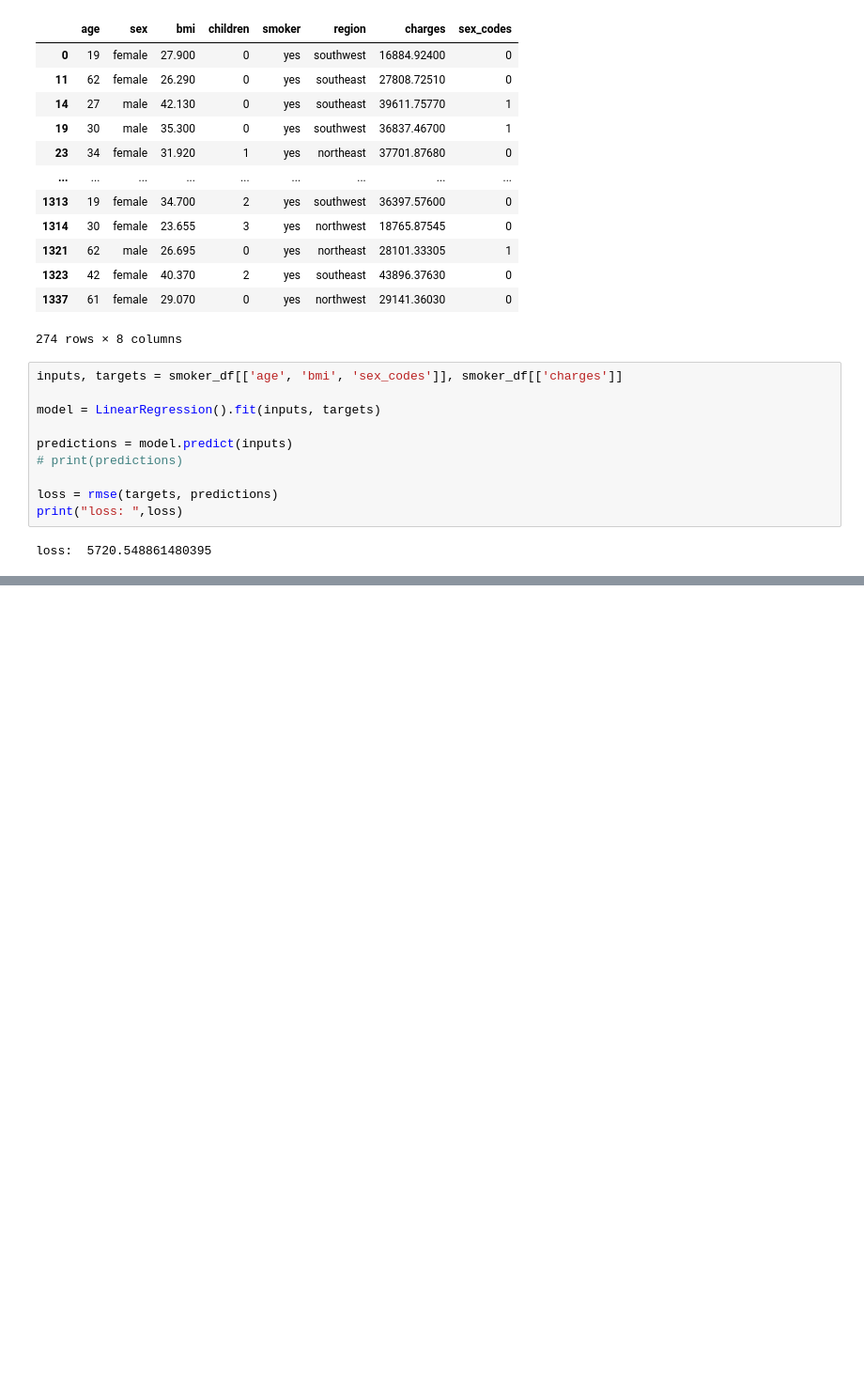
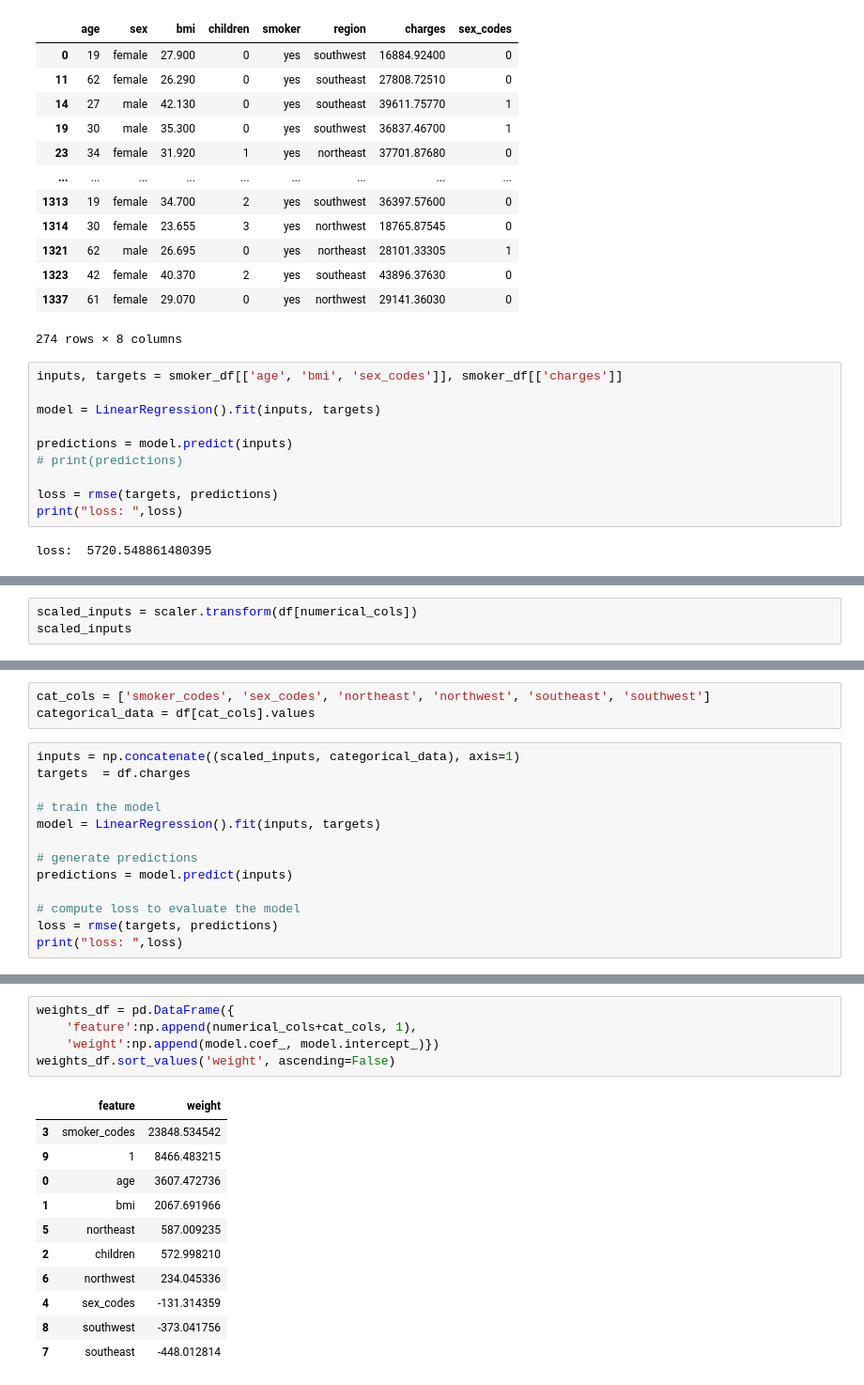
Before and after one commit to shahpranshu27/Insurance-Medical-Expenses, a Jupyter notebook: Insurance.ipynb, the cells around one changed output, grey strips where cells are left out. Shown at 94% size. Drawn from its saved outputs; the diff is of its cells as text; blank space fills up the shorter version.

```diff
--- a/Insurance.ipynb
+++ b/Insurance.ipynb
@@ -835,0 +898,3 @@ loss:  5720.548861480395
+# %%
+scaled_inputs = scaler.transform(df[numerical_cols])
+scaled_inputs
@@ -835,0 +909,16 @@ loss:  5720.548861480395
+# %%
+cat_cols = ['smoker_codes', 'sex_codes', 'northeast', 'northwest', 'southeast', 'southwest']
+categorical_data = df[cat_cols].values
+# %%
+inputs = np.concatenate((scaled_inputs, categorical_data), axis=1)
+targets  = df.charges
+
+# train the model
+model = LinearRegression().fit(inputs, targets)
+
+# generate predictions
+predictions = model.predict(inputs)
+
+# compute loss to evaluate the model
+loss = rmse(targets, predictions)
+print("loss: ",loss)
@@ -835,0 +927,17 @@ loss:  5720.548861480395
+# %%
+weights_df = pd.DataFrame({
+    'feature':np.append(numerical_cols+cat_cols, 1),
+    'weight':np.append(model.coef_, model.intercept_)})
+weights_df.sort_values('weight', ascending=False)
+# %% [output]
+|  | feature | weight |
+| 3 | smoker_codes | 23848.534542 |
+| 9 | 1 | 8466.483215 |
+| 0 | age | 3607.472736 |
+| 1 | bmi | 2067.691966 |
+| 5 | northeast | 587.009235 |
+| 2 | children | 572.998210 |
+| 6 | northwest | 234.045336 |
+| 4 | sex_codes | -131.314359 |
+| 8 | southwest | -373.041756 |
+| 7 | southeast | -448.012814 |
```
Also changed, not shown: parts of 16 cells of this notebook.
